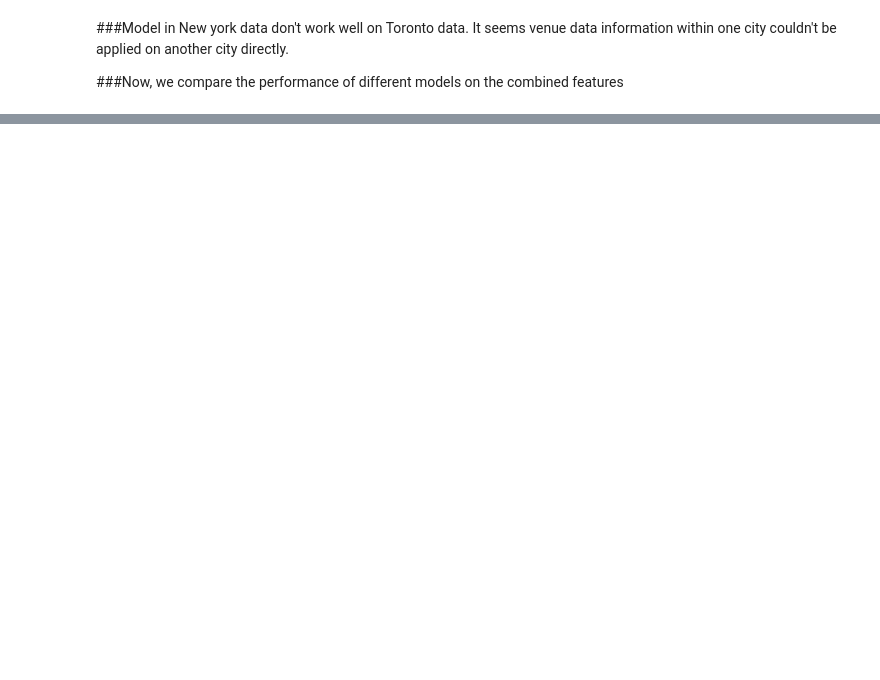
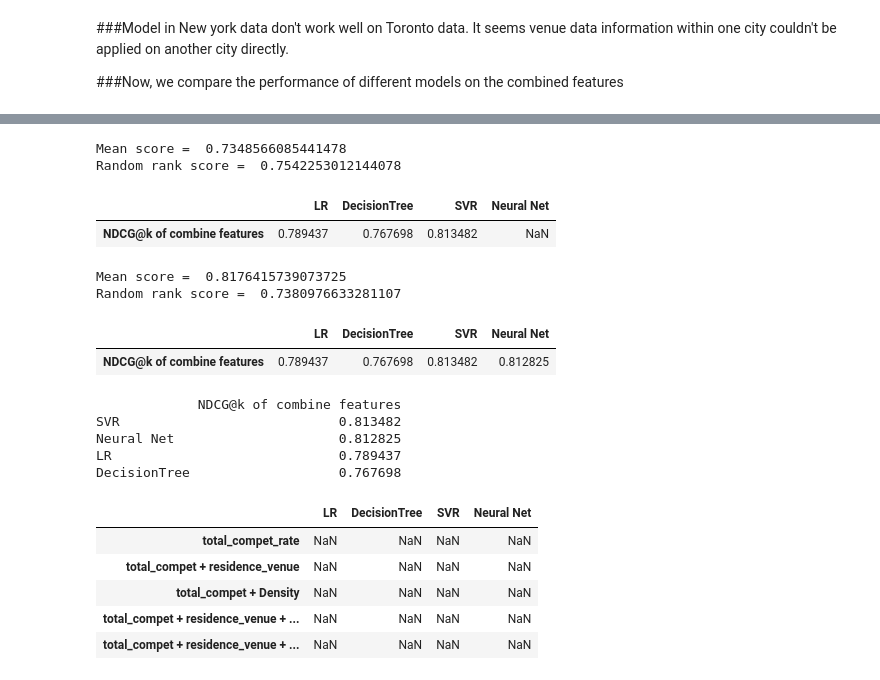
Before and after one commit to laurence-lin/Coursera_Capstone, a Jupyter notebook: Final_Project_Train.ipynb, the cells around one changed output, grey strips where cells are left out. Cells and saved outputs as stored; diff of their text form; code cells hidden in the pictures; blank space fills up the shorter version.

```diff
--- a/Final_Project_Train.ipynb
+++ b/Final_Project_Train.ipynb
@@ -189,9 +281,9 @@ print(feature_importance.transpose())
 # %%
 from sklearn.svm import SVR
 
-svr = SVR(kernel = 'rbf', degree = 10)
+svr = SVR(kernel = 'rbf', C = 0.01)
 
-poly_x, y_data = preprocessing(df_ny_data, ['Density', 'competitiveness'], 10)
+poly_x, y_data = preprocessing(df_ny_data, ['neighbor_entropy'], 1)
 
 mean_score = 0
 mean_rand_score = 0
@@ -216,15 +308,23 @@ mean_score = mean_score / iterations
 mean_rand_score = mean_rand_score/ iterations
 print('Mean score = ', mean_score)
 print('Random rank score = ', mean_rand_score)
+# %% [output]
+Mean score =  0.7348566085441478
+Random rank score =  0.7542253012144078
+# %%
+df_combine_perform['SVR'] = mean_score
+df_combine_perform
+# %% [output]
+|  | LR | DecisionTree | SVR | Neural Net |
+| NDCG@k of combine features | 0.789437 | 0.767698 | 0.813482 | NaN |
 # %%
-
 #define nn
 from sklearn.neural_network import MLPRegressor
 import sklearn.neural_network as nn
 
-hidden_size = (100, 100, 50)
+hidden_size = (100)
 
-feature = ['Density', 'competitiveness', 'total_compet_rate']
+feature = ['total_compet_rate', 'Density']
 
 nn = MLPRegressor(
     hidden_size,
@@ -259,3 +359,31 @@ mean_score = mean_score / iterations
 mean_rand_score = mean_rand_score/ iterations
 print('Mean score = ', mean_score)
 print('Random rank score = ', mean_rand_score)
+# %% [output]
+Mean score =  0.8176415739073725
+Random rank score =  0.7380976633281107
+# %%
+df_combine_perform['Neural Net'] = mean_score
+df_combine_perform
+# %% [output]
+|  | LR | DecisionTree | SVR | Neural Net |
+| NDCG@k of combine features | 0.789437 | 0.767698 | 0.813482 | 0.812825 |
+# %%
+print(df_combine_perform.transpose().sort_values(by = 'NDCG@k of combine features', ascending = False))
+# %% [output]
+             NDCG@k of combine features
+SVR                            0.813482
+Neural Net                     0.812825
+LR                             0.789437
+DecisionTree                   0.767698
+# %%
+index = ['total_compet_rate', 'total_compet + residence_venue', 'total_compet + Density', 'total_compet + residence_venue + Density', 'total_compet + residence_venue + Density + competitiveness']
+df_performance = pd.DataFrame(index = index, columns = df_combine_perform.columns)
+df_performance
+# %% [output]
+|  | LR | DecisionTree | SVR | Neural Net |
+| total_compet_rate | NaN | NaN | NaN | NaN |
+| total_compet + residence_venue | NaN | NaN | NaN | NaN |
+| total_compet + Density | NaN | NaN | NaN | NaN |
+| total_compet + residence_venue + ... | NaN | NaN | NaN | NaN |
+| total_compet + residence_venue + ... | NaN | NaN | NaN | NaN |
```
Also changed, not shown: parts of 19 cells of this notebook.
